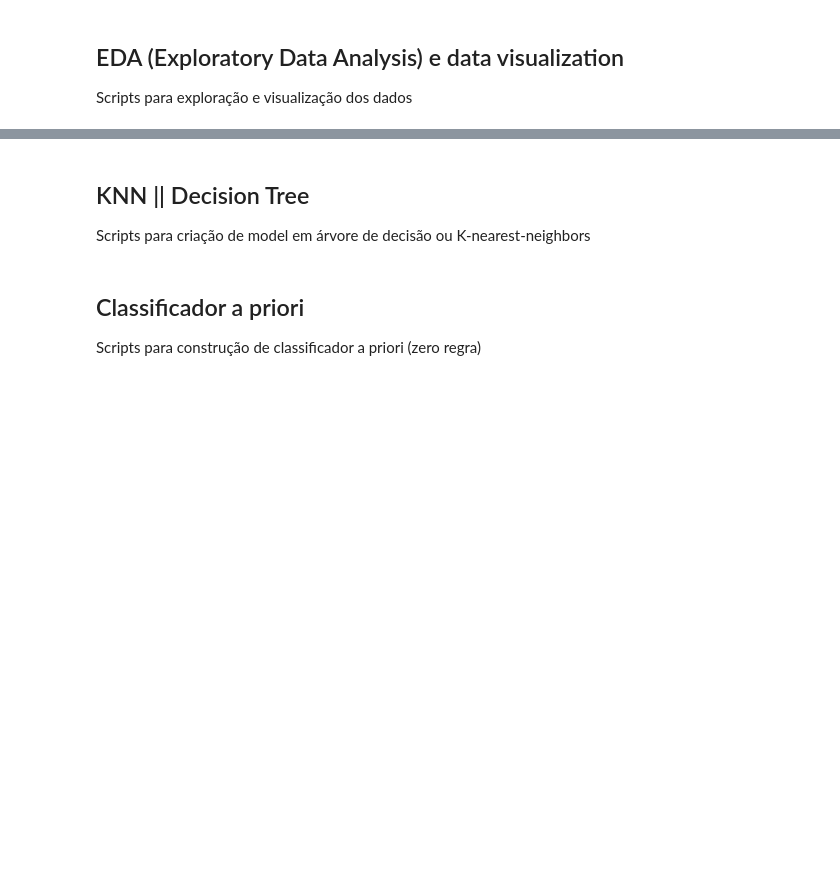
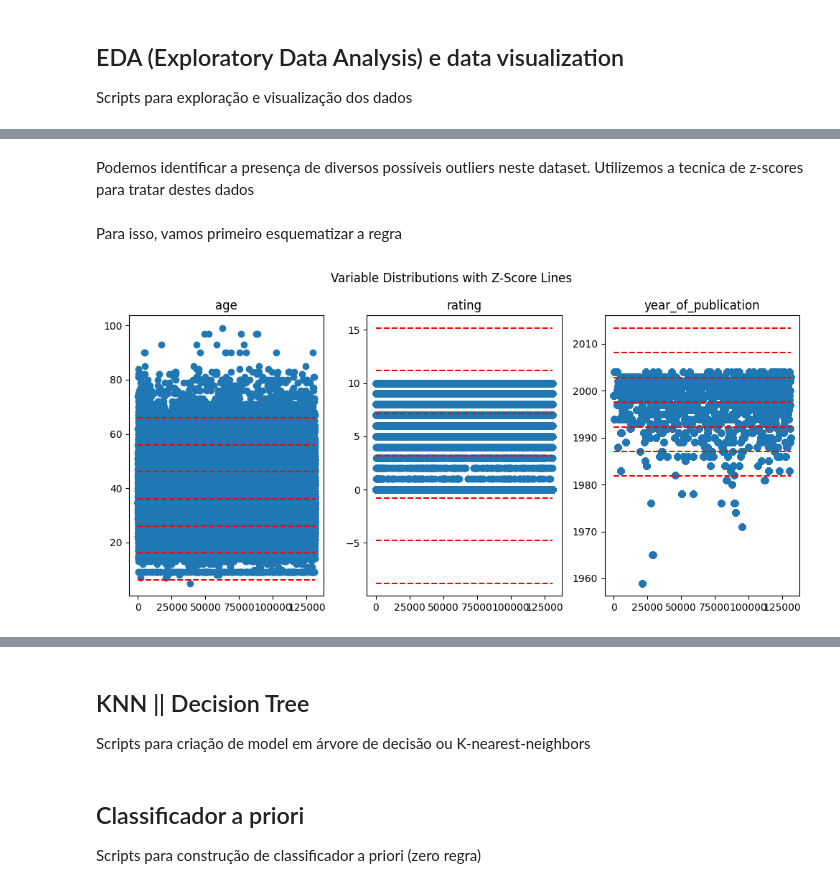
Before and after one commit to AyrtonIseri/CMC13, a Jupyter notebook: lab1/lab1.ipynb, the cells around one changed output, grey strips where cells are left out. Drawn from its saved outputs; the diff is of its cells as text; code cells hidden in the pictures; blank space fills up the shorter version.

```diff
--- a/lab1/lab1.ipynb
+++ b/lab1/lab1.ipynb
@@ -80,0 +324,36 @@ Scripts para exploração e visualização dos dados
+# %% [markdown]
+Podemos identificar a presença de diversos possíveis outliers neste dataset. Utilizemos a tecnica de z-scores para tratar destes dados
+# %% [markdown]
+Para isso, vamos primeiro esquematizar a regra
+# %%
+n_std = 3
+
+# Create a figure with subplots for each column
+fig, axes = plt.subplots(1, len(numeric_categorical_variables), figsize=(10, 5))
+
+for i, variable in enumerate(numeric_categorical_variables):
+    mean = train_data[variable].mean()
+    std = train_data[variable].std()
+
+    axes[i].scatter(np.arange(len(train_data[variable])), train_data[variable])
+
+    # Calculate the x values for the lines
+    x = np.linspace(train_data[variable].min(), train_data[variable].max(), 100)
+
+    # Calculate the y values for the normal distribution
+    y = stats.norm.pdf(x, loc=mean, scale=std)
+
+    for j in range(-n_std, n_std+1):
+        line_x = [0, len(train_data[variable])]
+        line_y = [mean + j * std] * 2
+        axes[i].plot(line_x, line_y, color='r', linestyle='--')
+    # Set the title for the subplot
+    axes[i].set_title(variable)
+
+
+# Add a title and show the plot
+plt.suptitle('Variable Distributions with Z-Score Lines')
+plt.tight_layout()
+plt.show()
+# %% [output]
+[figure, added]
```
Also changed, not shown: parts of 45 cells of this notebook, 1 other file.
